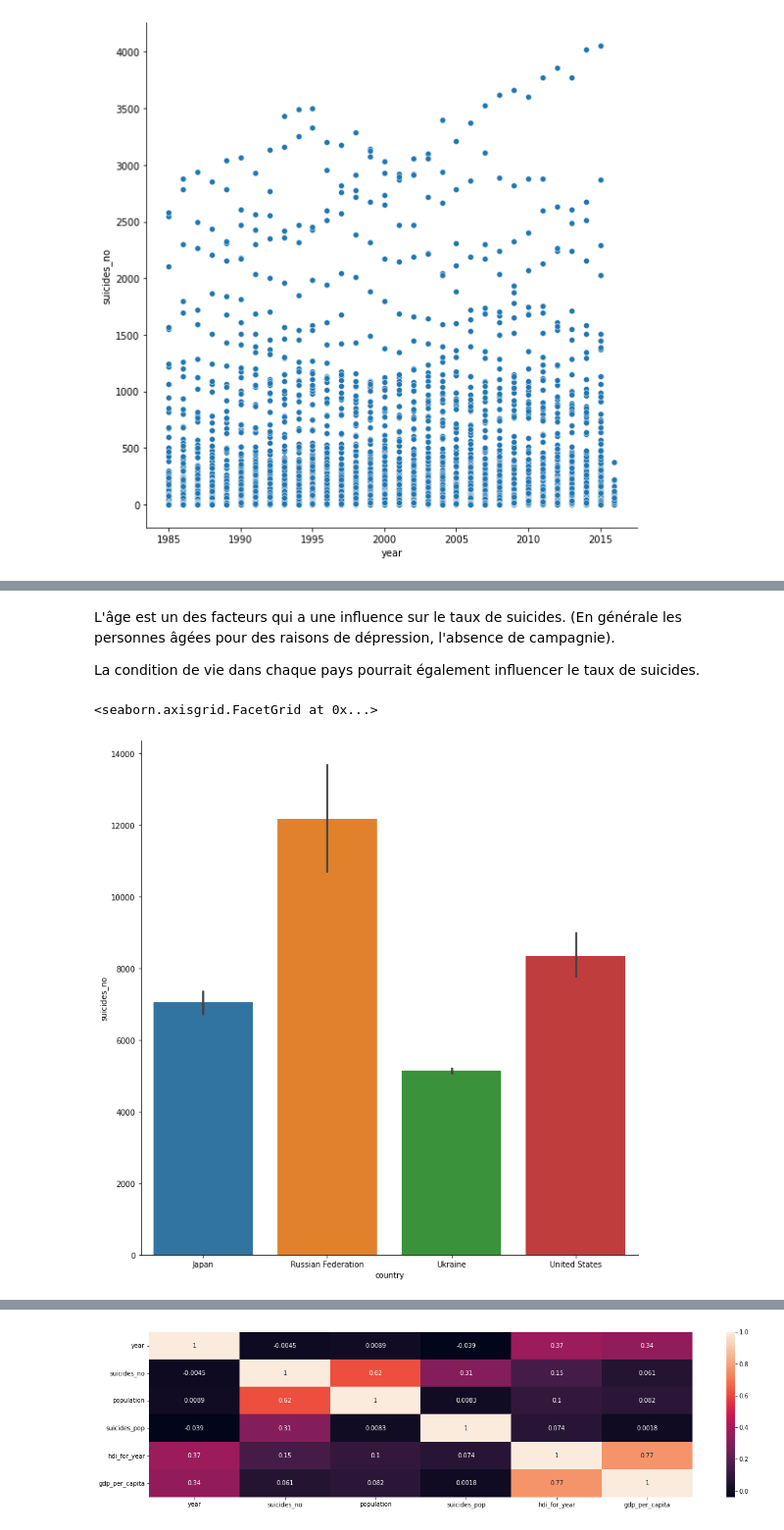
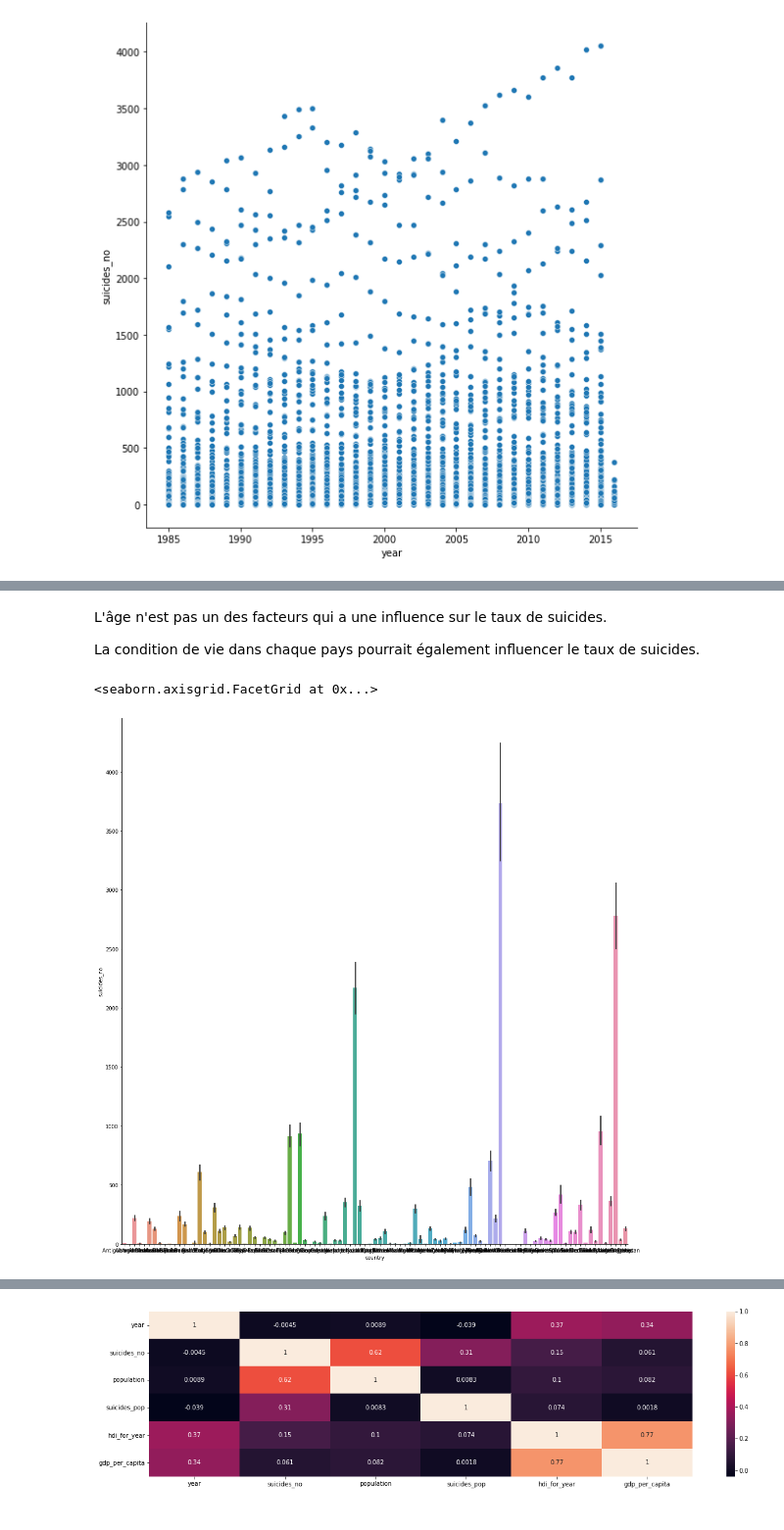
Before and after one commit to Nafise-Dev/DA_taux_suicides, a Jupyter notebook: Taux_suicides.ipynb, the cells around one changed output, grey strips where cells are left out. Shown at 98% size. Drawn from its saved outputs; the diff is of its cells as text; code cells hidden in the pictures.

```diff
--- a/Taux_suicides.ipynb
+++ b/Taux_suicides.ipynb
@@ -97,11 +92,9 @@ sb.relplot(x=df_men.age, y="suicides_no", data=df, height=8)
 # %% [markdown]
-L'âge est un des facteurs qui a une influence sur le taux de suicides. (En générale les personnes âgées pour des raisons de dépression, l'absence de campagnie).
+L'âge n'est pas un des facteurs qui a une influence sur le taux de suicides.
 
 La condition de vie dans chaque pays pourrait également influencer le taux de suicides.
 # %%
-df_age = df[(df["age"]>="35-54 years") & (df["suicides_no"]>=5000)]
-# df_age
-sb.catplot(x="country", y="suicides_no", data = df_age, kind="bar",height=10)
+sb.catplot(x="country", y="suicides_no", data = df, kind="bar",height=15)
 # %% [output]
 <seaborn.axisgrid.FacetGrid at 0x...>
-[figure, old version]
+[figure, new version]
```
Also changed, not shown: parts of 11 cells of this notebook.
